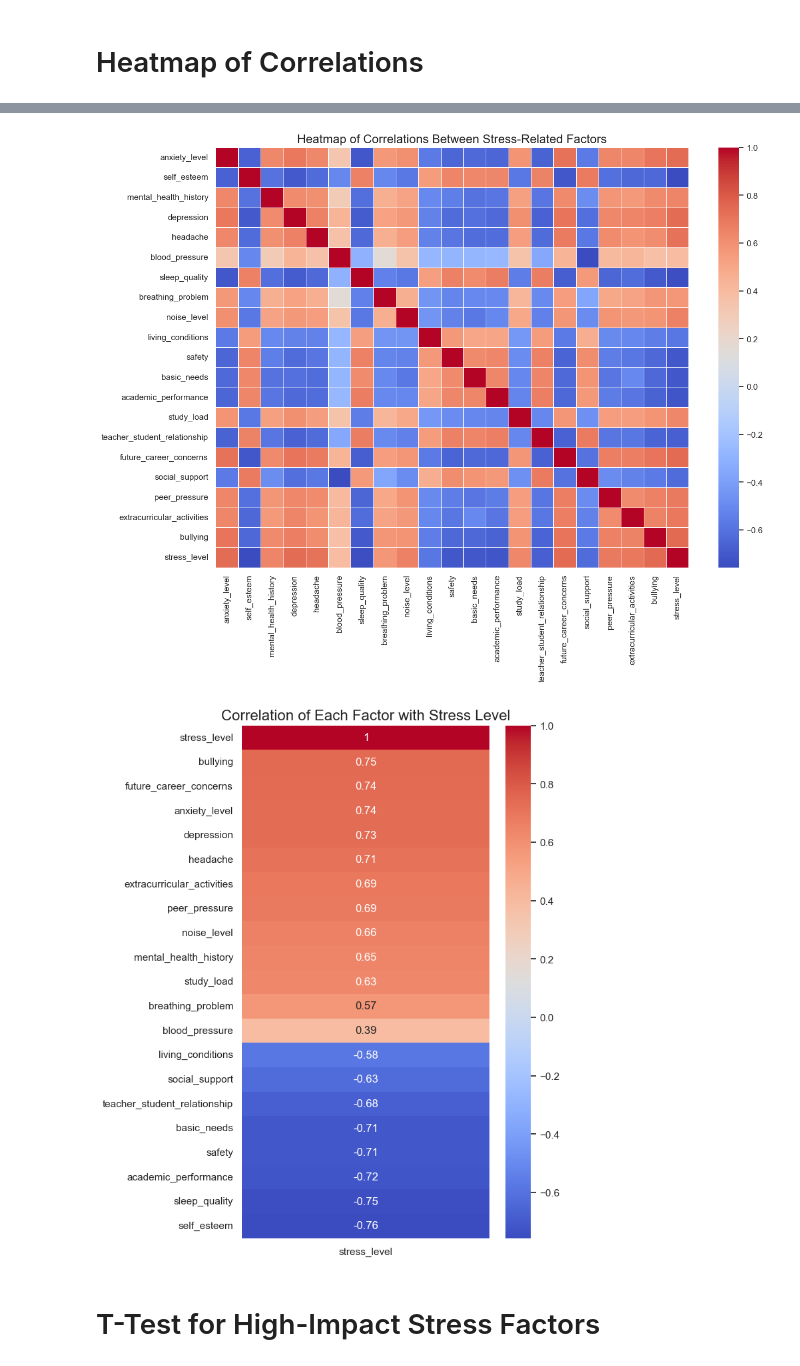
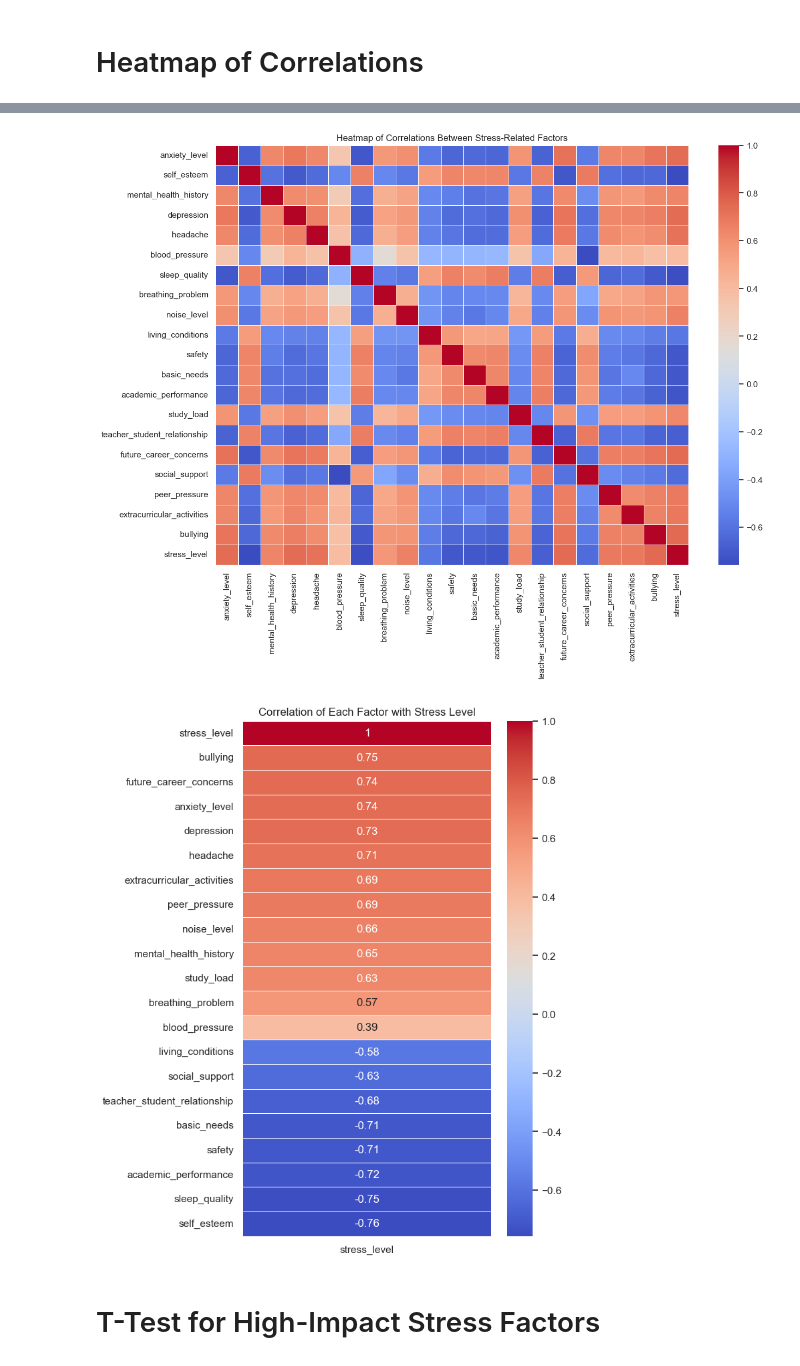
Before and after one commit to stojanovs/student_stress_monitoring, a Jupyter notebook: Student_Stress_Analysis.ipynb, the cells around one changed output, grey strips where cells are left out. Saved outputs shown, nothing was run; the diff lists cells and outputs as text; code cells hidden in the pictures.

```diff
--- a/Student_Stress_Analysis.ipynb
+++ b/Student_Stress_Analysis.ipynb
@@ -361,20 +246,19 @@ plt.show()
 # %%
 matrix = df_1.corr(method="pearson")
-matrix
+
 plt.figure(figsize=(14, 10))
 sns.heatmap(matrix, annot=False, cmap="coolwarm", linewidths=0.5)
 plt.title("Heatmap of Correlations Between Stress-Related Factors")
 plt.show()
 
-stress_corr = corr_matrix['stress_level'].sort_values(ascending=False)
-stress_corr
+stress_corr = matrix['stress_level'].sort_values(ascending=False)
 
 plt.figure(figsize=(6, 10))
-sns.heatmap(stress_corr.to_frame(), annot=True, cmap="coolwarm")
+sns.heatmap(stress_corr.to_frame(), annot=True, cmap="coolwarm", linewidths=0.5)
 plt.title("Correlation of Each Factor with Stress Level")
 plt.show()
 # %% [output]
-[figure, old version]
+[figure, new version]
-[figure, old version]
+[figure, new version]
 # %% [markdown]
 # T-Test for High-Impact Stress Factors
```
Also changed, not shown: parts of 26 cells of this notebook.
